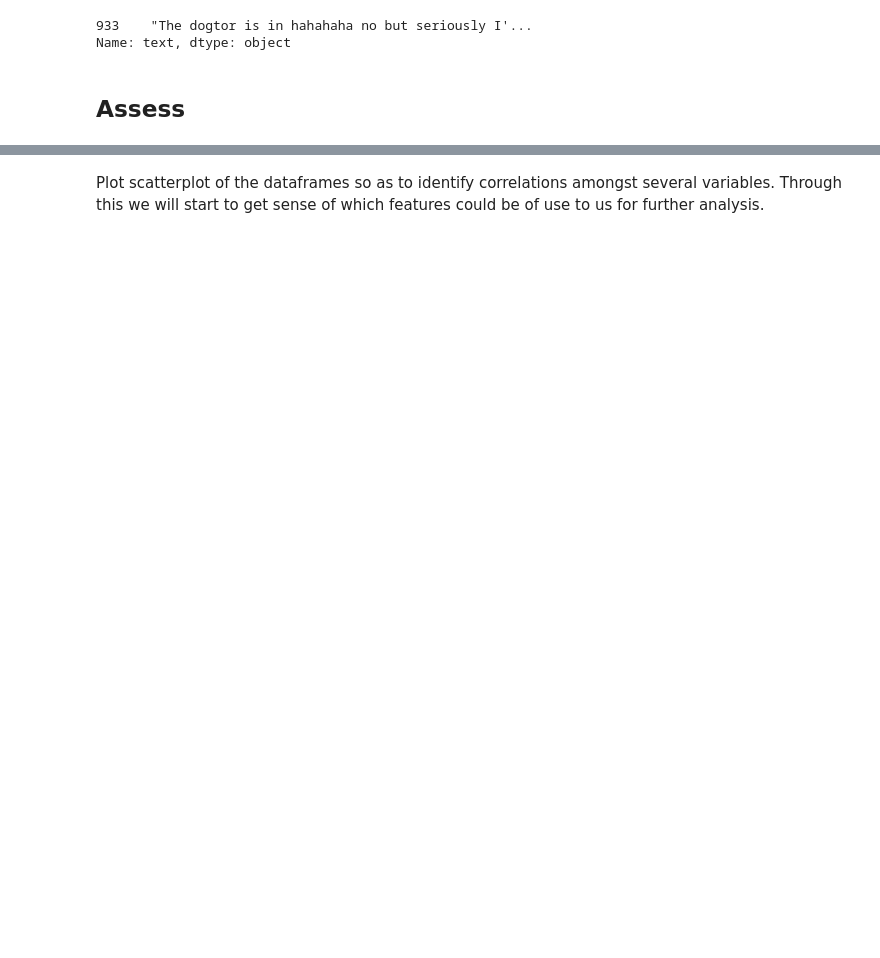
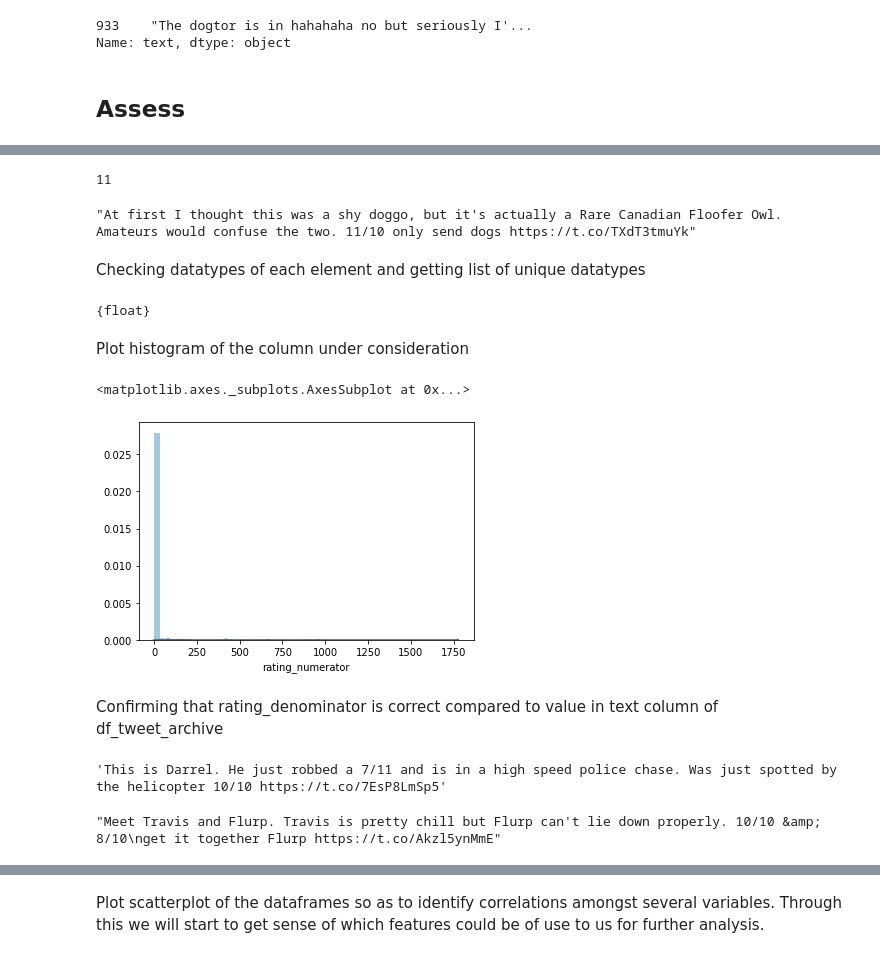
Before and after one commit to sdaphtardar/wrangle_dog_rates_data, a Jupyter notebook: data-wrangling-project.ipynb, the cells around one changed output, grey strips where cells are left out. Saved outputs shown, nothing was run; the diff lists cells and outputs as text; code cells hidden in the pictures; blank space fills up the shorter version.

```diff
--- a/data-wrangling-project.ipynb
+++ b/data-wrangling-project.ipynb
@@ -205,0 +464,31 @@ df_name.hist()
+# %%
+df_tweet_archive.iloc[200]['rating_numerator']
+# %% [output]
+11
+# %%
+df_tweet_archive.iloc[200]['text']
+# %% [output]
+"At first I thought this was a shy doggo, but it's actually a Rare Canadian Floofer Owl. Amateurs would confuse the two. 11/10 only send dogs https://t.co/TXdT3tmuYk"
+# %% [markdown]
+Checking datatypes of each element and getting list of unique datatypes
+# %%
+set(df_tweet_json.retweet_count.map(type))
+# %% [output]
+{float}
+# %% [markdown]
+Plot histogram of the column under consideration
+# %%
+sns.distplot(df_tweet_archive.rating_numerator)
+# %% [output]
+<matplotlib.axes._subplots.AxesSubplot at 0x...>
+[figure, added]
+# %% [markdown]
+Confirming that rating_denominator is correct compared to value in text column of df_tweet_archive
+# %%
+df_tweet_archive.iloc[1662]['text']
+# %% [output]
+'This is Darrel. He just robbed a 7/11 and is in a high speed police chase. Was just spotted by the helicopter 10/10 https://t.co/7EsP8LmSp5'
+# %%
+df_tweet_archive['text'][1222]
+# %% [output]
+"Meet Travis and Flurp. Travis is pretty chill but Flurp can't lie down properly. 10/10 &amp; 8/10\nget it together Flurp https://t.co/Akzl5ynMmE"
```
Also changed, not shown: parts of 75 cells of this notebook.
